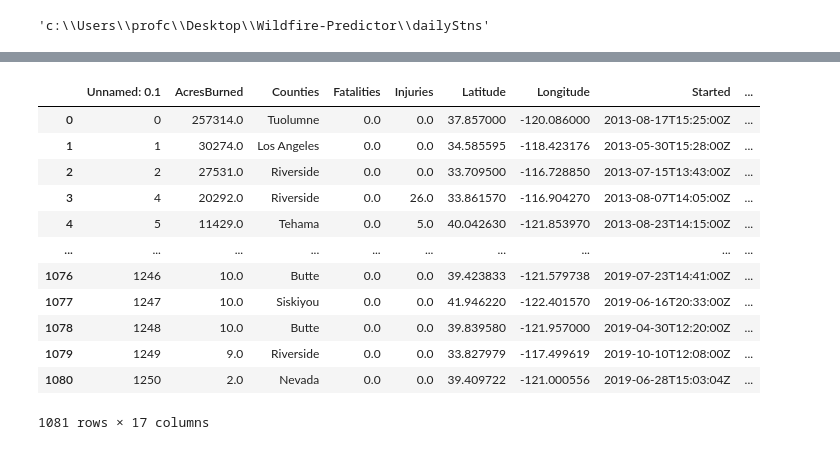
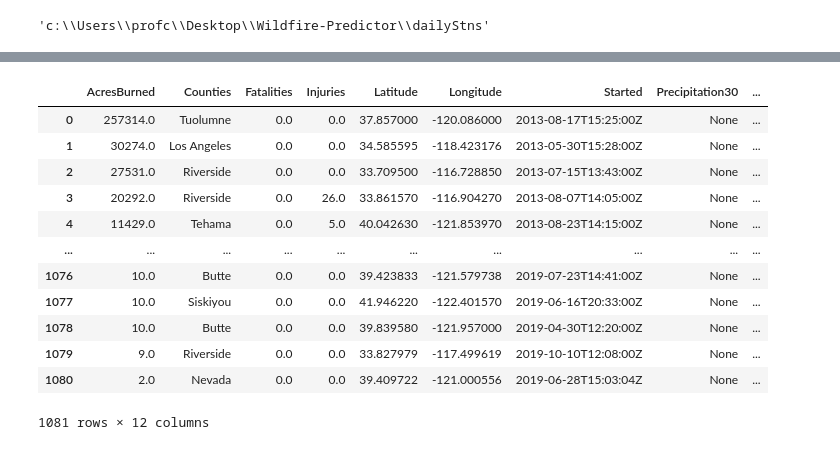
Before and after one commit to MrTooExplosive/Wildfire-Predictor, a Jupyter notebook: AcquireFtp_Files.ipynb, the cells around one changed output, grey strips where cells are left out. Cells and saved outputs as stored; diff of their text form; code cells hidden in the pictures.

Commit message:
Starts adding weather to the final .csv

```diff
--- a/AcquireFtp_Files.ipynb
+++ b/AcquireFtp_Files.ipynb
@@ -273,29 +266,24 @@ for i in range(len(fires.index)):
 # %%
 fires = pd.read_csv("Updated_long_late_fire_data.csv")
-fires = fires.drop(columns=["Unnamed: 0", "ArchiveYear", "Name", "Extinguished"])
+fires = fires.drop(columns=["Unnamed: 0", "ArchiveYear", "Name", "Extinguished", "Unnamed: 0.1"])
 fires = fires.dropna()
 fires["Precipitation30"] = None
 fires["Precipitation60"] = None
 fires["Precipitation90"] = None
-fires["Temperature30"] = None
-fires["Temperature60"] = None
-fires["Temperature90"] = None
-fires["Humidity30"] = None
-fires["Humidity60"] = None
-fires["Humidity90"] = None
-
+fires["Humidity"] = None
+fires["Temperature"] = None
 fires
 # %% [output]
-|  | Unnamed: 0.1 | AcresBurned | Counties | Fatalities | Injuries | Latitude | Longitude | Started | ... |
-| 0 | 0 | 257314.0 | Tuolumne | 0.0 | 0.0 | 37.857000 | -120.086000 | 2013-08-17T15:25:00Z | ... |
-| 1 | 1 | 30274.0 | Los Angeles | 0.0 | 0.0 | 34.585595 | -118.423176 | 2013-05-30T15:28:00Z | ... |
-| 2 | 2 | 27531.0 | Riverside | 0.0 | 0.0 | 33.709500 | -116.728850 | 2013-07-15T13:43:00Z | ... |
-| 3 | 4 | 20292.0 | Riverside | 0.0 | 26.0 | 33.861570 | -116.904270 | 2013-08-07T14:05:00Z | ... |
-| 4 | 5 | 11429.0 | Tehama | 0.0 | 5.0 | 40.042630 | -121.853970 | 2013-08-23T14:15:00Z | ... |
+|  | AcresBurned | Counties | Fatalities | Injuries | Latitude | Longitude | Started | Precipitation30 | ... |
+| 0 | 257314.0 | Tuolumne | 0.0 | 0.0 | 37.857000 | -120.086000 | 2013-08-17T15:25:00Z | None | ... |
+| 1 | 30274.0 | Los Angeles | 0.0 | 0.0 | 34.585595 | -118.423176 | 2013-05-30T15:28:00Z | None | ... |
+| 2 | 27531.0 | Riverside | 0.0 | 0.0 | 33.709500 | -116.728850 | 2013-07-15T13:43:00Z | None | ... |
+| 3 | 20292.0 | Riverside | 0.0 | 26.0 | 33.861570 | -116.904270 | 2013-08-07T14:05:00Z | None | ... |
+| 4 | 11429.0 | Tehama | 0.0 | 5.0 | 40.042630 | -121.853970 | 2013-08-23T14:15:00Z | None | ... |
 | ... | ... | ... | ... | ... | ... | ... | ... | ... | ... |
-| 1076 | 1246 | 10.0 | Butte | 0.0 | 0.0 | 39.423833 | -121.579738 | 2019-07-23T14:41:00Z | ... |
-| 1077 | 1247 | 10.0 | Siskiyou | 0.0 | 0.0 | 41.946220 | -122.401570 | 2019-06-16T20:33:00Z | ... |
-| 1078 | 1248 | 10.0 | Butte | 0.0 | 0.0 | 39.839580 | -121.957000 | 2019-04-30T12:20:00Z | ... |
-| 1079 | 1249 | 9.0 | Riverside | 0.0 | 0.0 | 33.827979 | -117.499619 | 2019-10-10T12:08:00Z | ... |
-| 1080 | 1250 | 2.0 | Nevada | 0.0 | 0.0 | 39.409722 | -121.000556 | 2019-06-28T15:03:04Z | ... |
+| 1076 | 10.0 | Butte | 0.0 | 0.0 | 39.423833 | -121.579738 | 2019-07-23T14:41:00Z | None | ... |
+| 1077 | 10.0 | Siskiyou | 0.0 | 0.0 | 41.946220 | -122.401570 | 2019-06-16T20:33:00Z | None | ... |
+| 1078 | 10.0 | Butte | 0.0 | 0.0 | 39.839580 | -121.957000 | 2019-04-30T12:20:00Z | None | ... |
+| 1079 | 9.0 | Riverside | 0.0 | 0.0 | 33.827979 | -117.499619 | 2019-10-10T12:08:00Z | None | ... |
+| 1080 | 2.0 | Nevada | 0.0 | 0.0 | 39.409722 | -121.000556 | 2019-06-28T15:03:04Z | None | ... |
-1081 rows × 17 columns
+1081 rows × 12 columns
```
Also changed, not shown: parts of 7 cells of this notebook, 1 other file.
